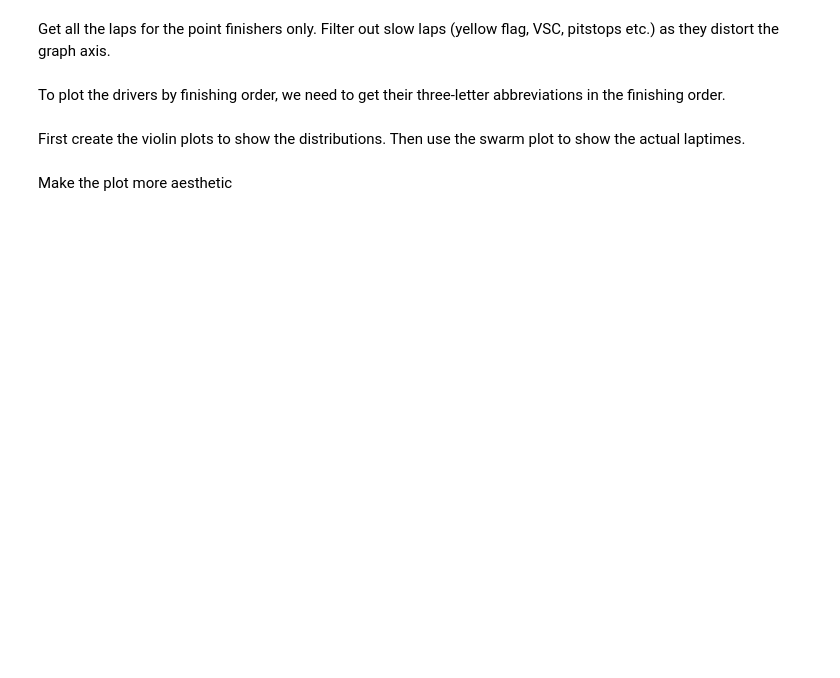
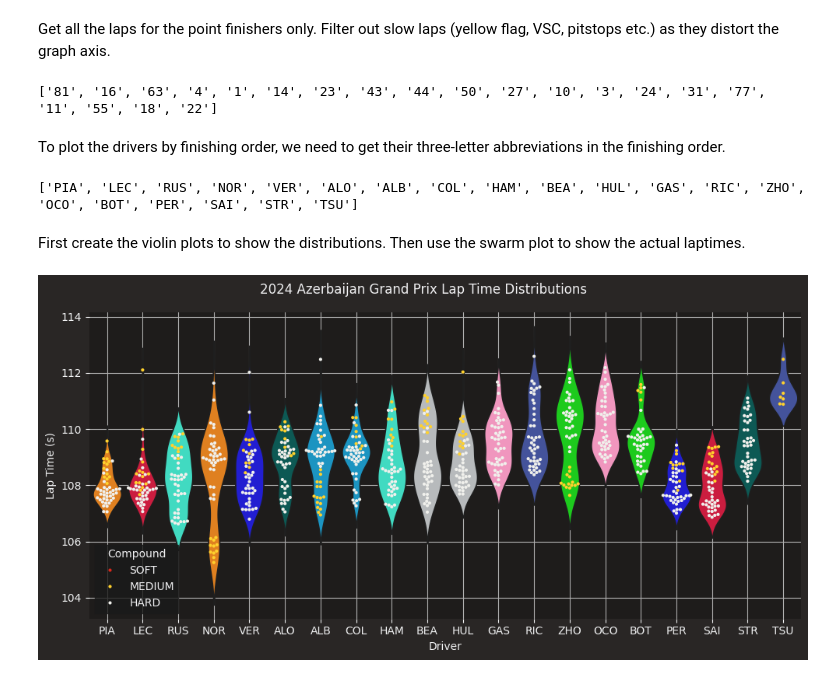
Before and after one commit to professorconst/formula1, a Jupyter notebook: 2024/17_Baku/plot_laptimes_distribution.ipynb, the cells around one changed output. Saved outputs shown, nothing was run; the diff lists cells and outputs as text; code cells hidden in the pictures; blank space fills up the shorter version.

```diff
--- a/2024/17_Baku/plot_laptimes_distribution.ipynb
+++ b/2024/17_Baku/plot_laptimes_distribution.ipynb
@@ -16,5 +16,5 @@ fastf1.plotting.setup_mpl(mpl_timedelta_support=True, misc_mpl_mods=False,
 # %% [markdown]
 Load the race session
 # %%
-race = fastf1.get_session(2023, "Azerbaijan", 'R')
+race = fastf1.get_session(2024, "Azerbaijan", 'R')
 race.load()
@@ -23,46 +41,59 @@ Get all the laps for the point finishers only.
 Filter out slow laps (yellow flag, VSC, pitstops etc.)
 as they distort the graph axis.
 # %%
-point_finishers = race.drivers[:10]
+point_finishers = race.drivers[:20]
 print(point_finishers)
 driver_laps = race.laps.pick_drivers(point_finishers).pick_quicklaps()
 driver_laps = driver_laps.reset_index()
+# %% [output]
+['81', '16', '63', '4', '1', '14', '23', '43', '44', '50', '27', '10', '3', '24', '31', '77', '11', '55', '18', '22']
 # %% [markdown]
 To plot the drivers by finishing order,
 we need to get their three-letter abbreviations in the finishing order.
 # %%
 finishing_order = [race.get_driver(i)["Abbreviation"] for i in point_finishers]
 print(finishing_order)
+# %% [output]
+['PIA', 'LEC', 'RUS', 'NOR', 'VER', 'ALO', 'ALB', 'COL', 'HAM', 'BEA', 'HUL', 'GAS', 'RIC', 'ZHO', 'OCO', 'BOT', 'PER', 'SAI', 'STR', 'TSU']
 # %% [markdown]
 First create the violin plots to show the distributions.
 Then use the swarm plot to show the actual laptimes.
 # %%
 # create the figure
 fig, ax = plt.subplots(figsize=(10, 5))
 
 # Seaborn doesn't have proper timedelta support,
 # so we have to convert timedelta to float (in seconds)
 driver_laps["LapTime(s)"] = driver_laps["LapTime"].dt.total_seconds()
 
 sns.violinplot(data=driver_laps,
                x="Driver",
                y="LapTime(s)",
                hue="Driver",
                inner=None,
                density_norm="area",
                order=finishing_order,
                palette=fastf1.plotting.get_driver_color_mapping(session=race)
                )
 
 sns.swarmplot(data=driver_laps,
               x="Driver",
               y="LapTime(s)",
               order=finishing_order,
               hue="Compound",
               palette=fastf1.plotting.get_compound_mapping(session=race),
               hue_order=["SOFT", "MEDIUM", "HARD"],
               linewidth=0,
-              size=4,
+              size=3,
               )
+
+ax.set_xlabel("Driver")
+ax.set_ylabel("Lap Time (s)")
+plt.suptitle("2024 Azerbaijan Grand Prix Lap Time Distributions")
+sns.despine(left=True, bottom=True)
+
+plt.tight_layout()
+plt.grid()
+plt.show()
+# %% [output]
+[figure, added]
-# %% [markdown]
-Make the plot more aesthetic
```
Also changed, not shown: parts of 2 cells of this notebook, 3 other files.
